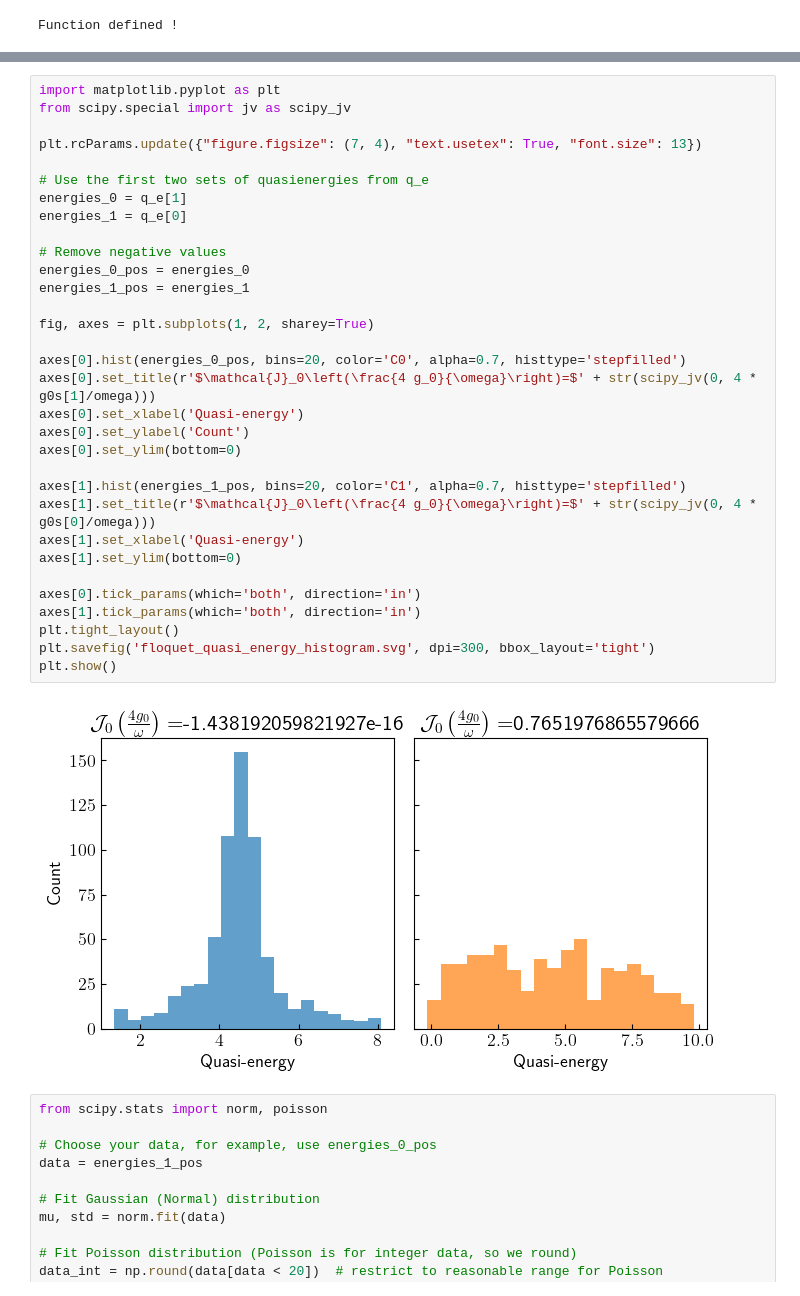
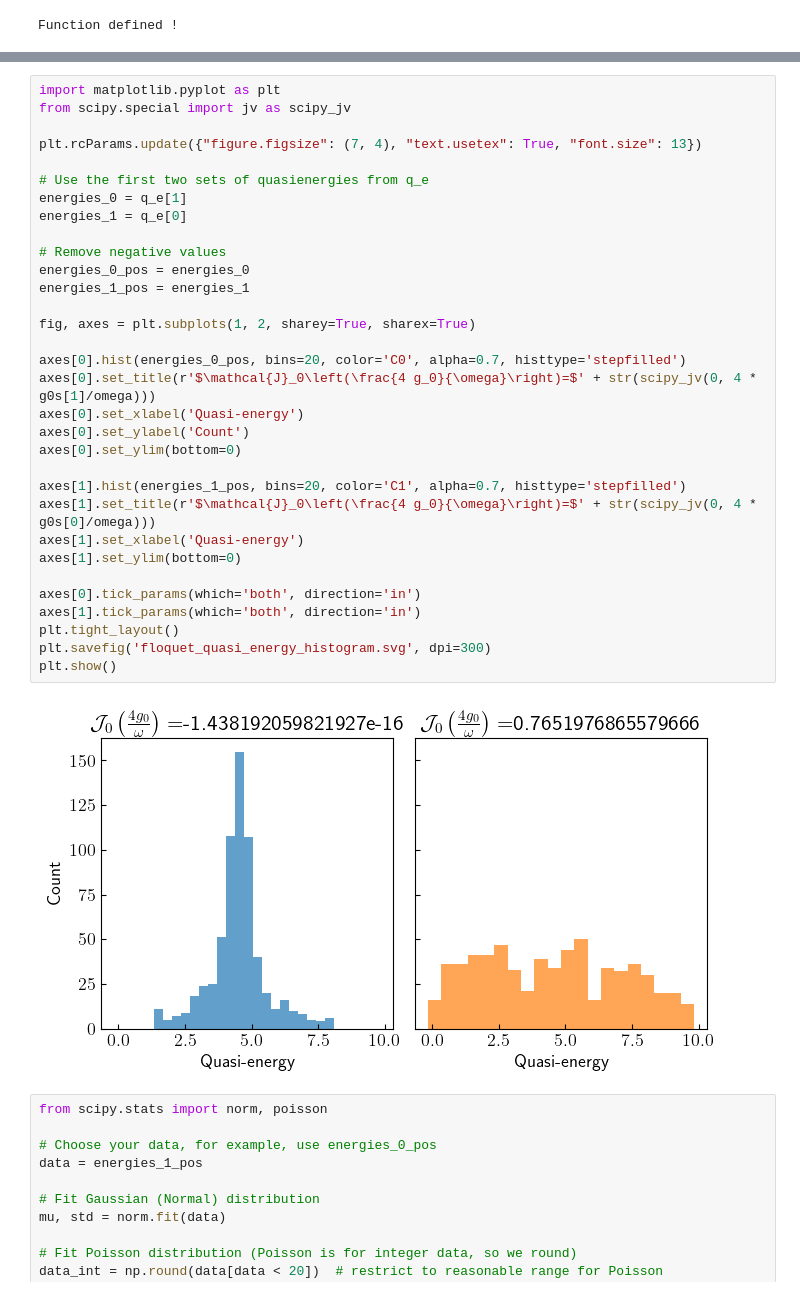
Before and after one commit to rahmahi/DMBL-Engine, a Jupyter notebook: Codes/transverse_photonic_time_evolve_pT.ipynb, the cells around one changed output, grey strips where cells are left out. Saved outputs shown, nothing was run; the diff lists cells and outputs as text.

```diff
--- a/Codes/transverse_photonic_time_evolve_pT.ipynb
+++ b/Codes/transverse_photonic_time_evolve_pT.ipynb
@@ -1182,36 +1183,36 @@ Wall time: 48.7 s
 import matplotlib.pyplot as plt
 from scipy.special import jv as scipy_jv
 
 plt.rcParams.update({"figure.figsize": (7, 4), "text.usetex": True, "font.size": 13})
 
 # Use the first two sets of quasienergies from q_e
 energies_0 = q_e[1]
 energies_1 = q_e[0]
 
 # Remove negative values
 energies_0_pos = energies_0
 energies_1_pos = energies_1
 
-fig, axes = plt.subplots(1, 2, sharey=True)
+fig, axes = plt.subplots(1, 2, sharey=True, sharex=True)
 
 axes[0].hist(energies_0_pos, bins=20, color='C0', alpha=0.7, histtype='stepfilled')
 axes[0].set_title(r'$\mathcal{J}_0\left(\frac{4 g_0}{\omega}\right)=$' + str(scipy_jv(0, 4 * g0s[1]/omega)))
 axes[0].set_xlabel('Quasi-energy')
 axes[0].set_ylabel('Count')
 axes[0].set_ylim(bottom=0)
 
 axes[1].hist(energies_1_pos, bins=20, color='C1', alpha=0.7, histtype='stepfilled')
 axes[1].set_title(r'$\mathcal{J}_0\left(\frac{4 g_0}{\omega}\right)=$' + str(scipy_jv(0, 4 * g0s[0]/omega)))
 axes[1].set_xlabel('Quasi-energy')
 axes[1].set_ylim(bottom=0)
 
 axes[0].tick_params(which='both', direction='in')
 axes[1].tick_params(which='both', direction='in')
 plt.tight_layout()
-plt.savefig('floquet_quasi_energy_histogram.svg', dpi=300, bbox_layout='tight')
+plt.savefig('floquet_quasi_energy_histogram.svg', dpi=300)
 plt.show()
 # %% [output]
-[figure, old version]
+[figure, new version]
 # %%
 from scipy.stats import norm, poisson
 
```
Also changed, not shown: parts of 1 cell of this notebook, 1 other file.
